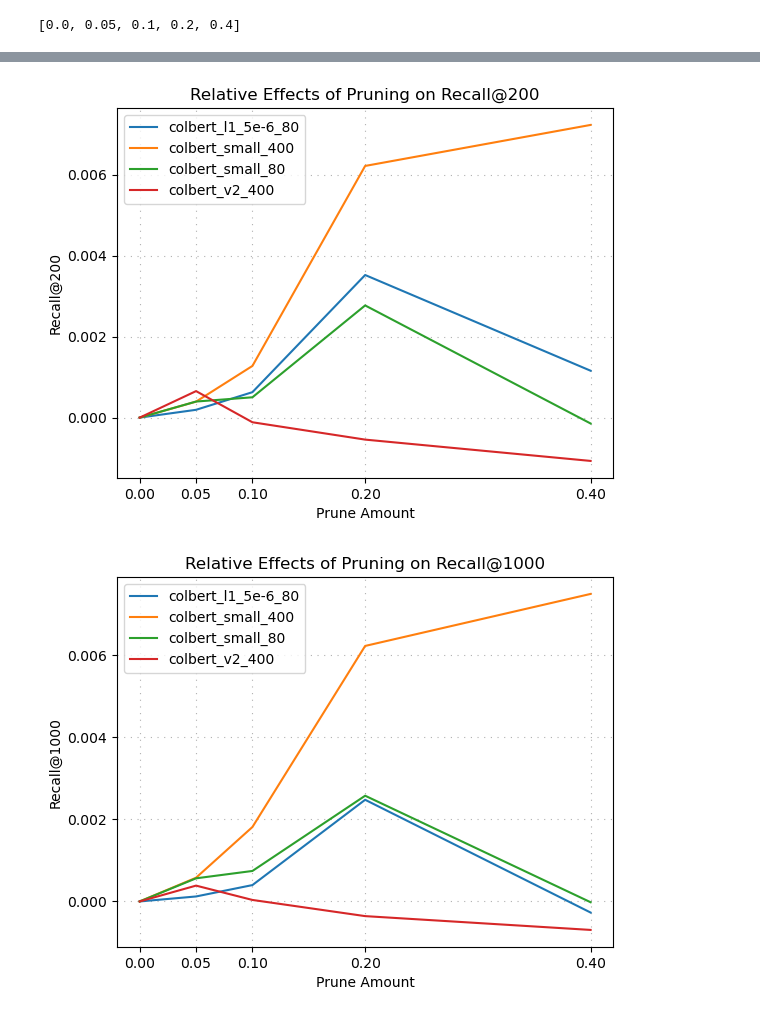
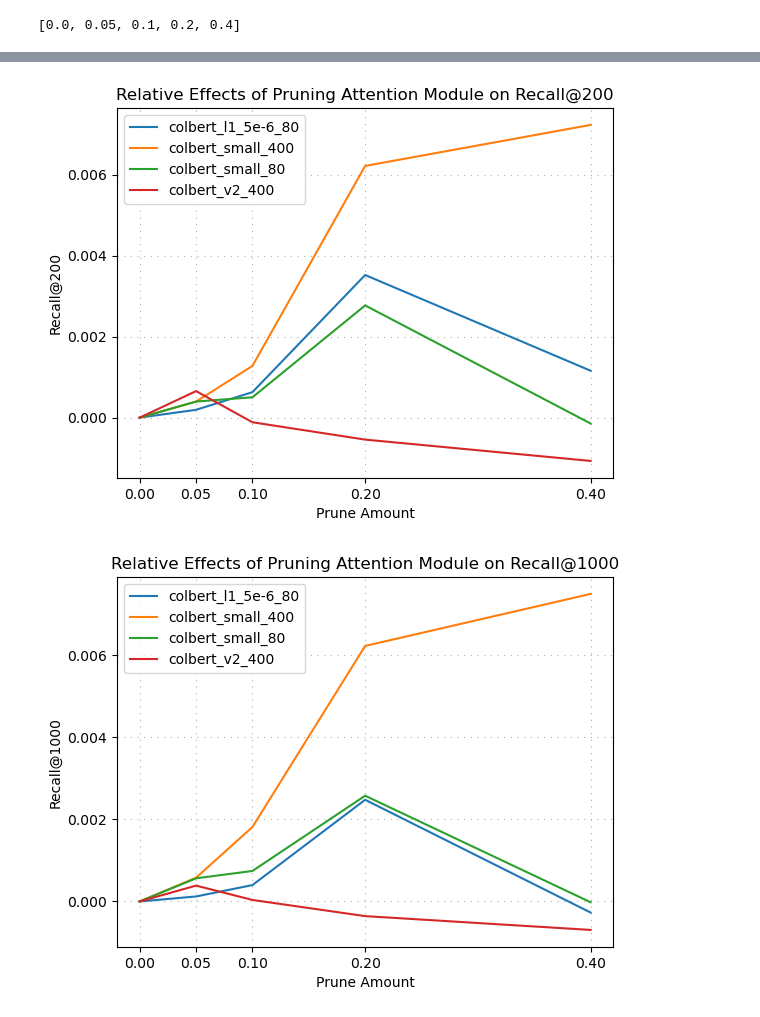
Before and after one commit to Ngo-Kevin/splade-colBERT, a Jupyter notebook: viz_creation.ipynb, the cells around one changed output, grey strips where cells are left out. Cells and saved outputs as stored; diff of their text form; code cells hidden in the pictures.

```diff
--- a/viz_creation.ipynb
+++ b/viz_creation.ipynb
@@ -82,6 +82,8 @@ df.groupby(['num_steps','nbits','prune_type','prune'], dropna=False).first()
 # Create Viz
 # %%
 import matplotlib.pyplot as plt
+# %%
+viz_output_path = 'visualization'
 # %% [markdown]
 ## Comparing all type of Purning
 # %%
@@ -211,11 +249,11 @@ for metric in [col for col in df.columns if '@' in col]:
     y_min_lim = float(base_df[metric].min()) - .03
     plt.ylim([y_min_lim, y_max_lim])
     plt.xticks(x_axis_tick);
-    plt.title(f"Effects of Pruning on {metric}")
+    plt.title(f"Effects of Pruning Attention Module on {metric}")
     plt.ylabel(f"{metric}")
     plt.xlabel("Prune Amount")
     plt.legend(loc='lower left');
     plt.grid(True, axis='both', linestyle=(0, (1,5)))
-    plt.savefig(f'Prune_Amount_{metric}.png')
+    plt.savefig(os.path.join(viz_output_path, f'Prune_Amount_{metric}.png'))
     plt.show()
 # %% [output]
@@ -242,11 +280,11 @@ for metric in [col for col in df.columns if '@' in col]:
         )
 
     plt.xticks(x_axis_tick);
-    plt.title(f"Relative Effects of Pruning on {metric}")
+    plt.title(f"Relative Effects of Pruning Attention Module on {metric}")
     plt.ylabel(f"{metric}")
     plt.xlabel("Prune Amount")
     plt.legend(loc='upper left');
     plt.grid(True, axis='both', linestyle=(0, (1,5)))
-    plt.savefig(f'Relative_Prune_Amount_{metric}.png')
+    plt.savefig(os.path.join(viz_output_path, f'Relative_Prune_Amount_{metric}.png'))
     plt.show()
 # %% [output]
@@ -256,2 +294,2 @@ for metric in [col for col in df.columns if '@' in col]:
-[figure, old version]
+[figure, new version]
-[figure, old version]
+[figure, new version]
```
Also changed, not shown: parts of 9 cells of this notebook, 10 other files.
